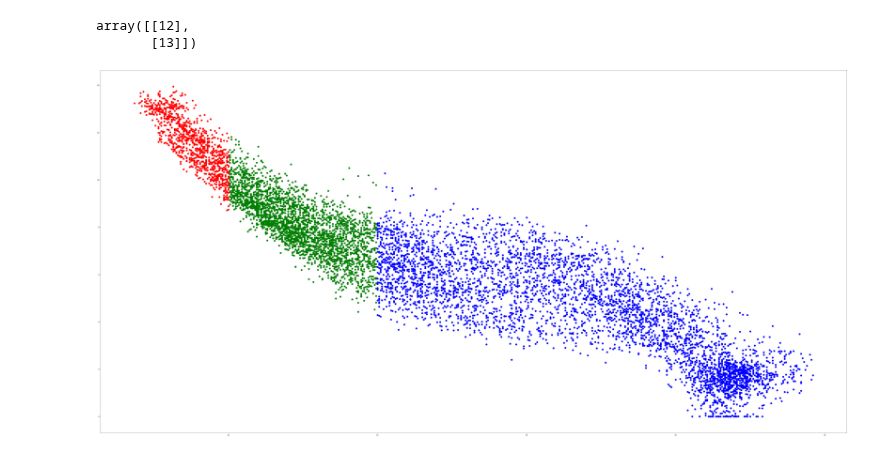
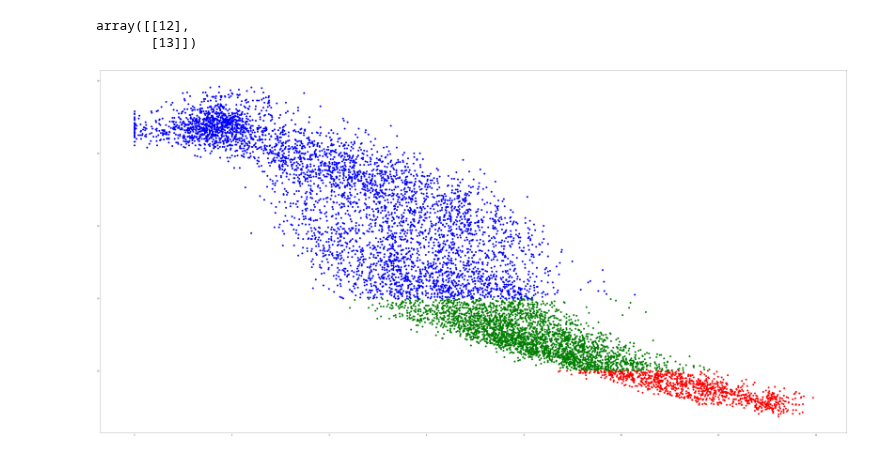
Before and after one commit to JuanCappelletti/Consteel_H06, a Jupyter notebook: ensayo.ipynb, the cells around one changed output. Drawn from its saved outputs; the diff is of its cells as text; code cells hidden in the pictures.

```diff
--- a/ensayo.ipynb
+++ b/ensayo.ipynb
@@ -50,29 +50,29 @@ Analisis rapidos.
 # %%
 #@title Densidad de muestreo
 df1=df.copy()
 InstrumentoParametro = 'PIR161' #@param {type:"raw"}
 x = "" #@param {type:"raw"}
 y = "" #@param {type:"raw"}
 Intervalos = "12;13" #@param {type:"string"}
 Rangos=np.array(np.mat(Intervalos))
 
 fig1, ax = plt.subplots(1, figsize=(80,40))
 dfa = df1.loc[df1.loc[:,InstrumentoParametro] <= Rangos[0][0]]
 
 dfa1= df1.loc[df1.loc[:,InstrumentoParametro] < Rangos[1][0]]
 dfa1a= dfa1.loc[dfa1.loc[:,InstrumentoParametro] > Rangos[0][0]]
 
 dfa2= df1.loc[df1.loc[:,InstrumentoParametro] >= Rangos[1][0]]
 
-ax.scatter(dfa.PIR161,dfa.FQI161/1000,color='red',s=100)
-ax.scatter(dfa1a.PIR161,dfa1a.FQI161/1000,color='green',s=100)
-ax.scatter(dfa2.PIR161,dfa2.FQI161/1000,color='blue',s=100)
+ax.scatter(dfa.FQI161/1000,dfa.PIR161,color='red',s=100)
+ax.scatter(dfa1a.FQI161/1000,dfa1a.PIR161,color='green',s=100)
+ax.scatter(dfa2.FQI161/1000,dfa2.PIR161,color='blue',s=100)
 
 Rangos
 # %% [output]
 array([[12],
        [13]])
-[figure, old version]
+[figure, new version]
 # %%
 #@title TREND DE PRESIÓN Y CAUDAL DEL DATASET
 #Data_set = df #@param {type:"raw"}
```
